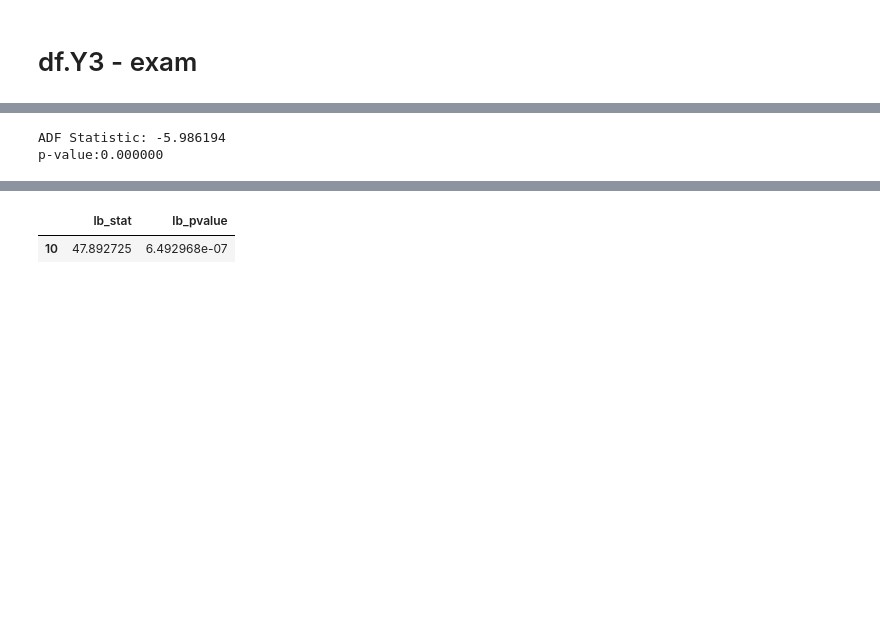
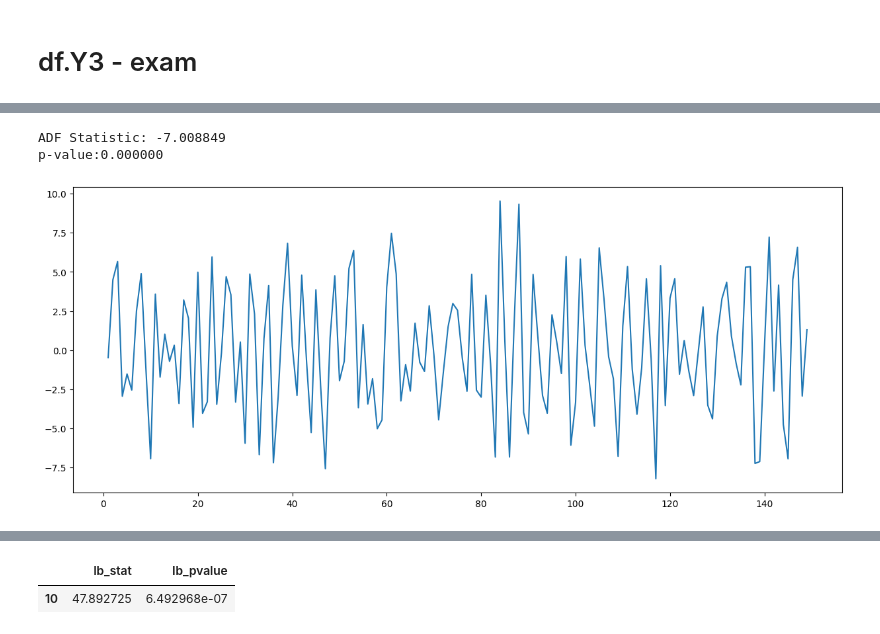
Before and after one commit to venidaydream/Intro_to_Big_Data, a Jupyter notebook: Taller2_2.ipynb, the cells around one changed output, grey strips where cells are left out. Drawn from its saved outputs; the diff is of its cells as text; code cells hidden in the pictures; blank space fills up the shorter version.

```diff
--- a/Taller2_2.ipynb
+++ b/Taller2_2.ipynb
@@ -253,12 +311,19 @@ plt.show()
 # df
 from statsmodels.tsa.stattools import adfuller
 from numpy import log
-result=adfuller(df.Y3.dropna())
-print ('ADF Statistic: %f' % result[0])
-print('p-value:%f' % result[1])
+result=adfuller(df.Y3.diff().dropna())
+print ('ADF Statistic: %f' % result[0]) #more negative means more likely to be stationary. Looking more negative test statistic
+print('p-value:%f' % result[1]) #if p-value is small -> reject Ho. Reject non-stationary. Therefore it is stationary
 # %% [output]
-ADF Statistic: -5.986194
+ADF Statistic: -7.008849
 p-value:0.000000
+# %%
+# utilizando la api de formula de statsmodels
+plt.figure(figsize=(15,6))
+plt.plot(df.Y3.diff())
+plt.show()
+# %% [output]
+[figure, added]
 # %%
 #acf y pcf
 fig, axes=plt.subplots(2,2, sharex=False)
```
Also changed, not shown: parts of 20 cells of this notebook.
